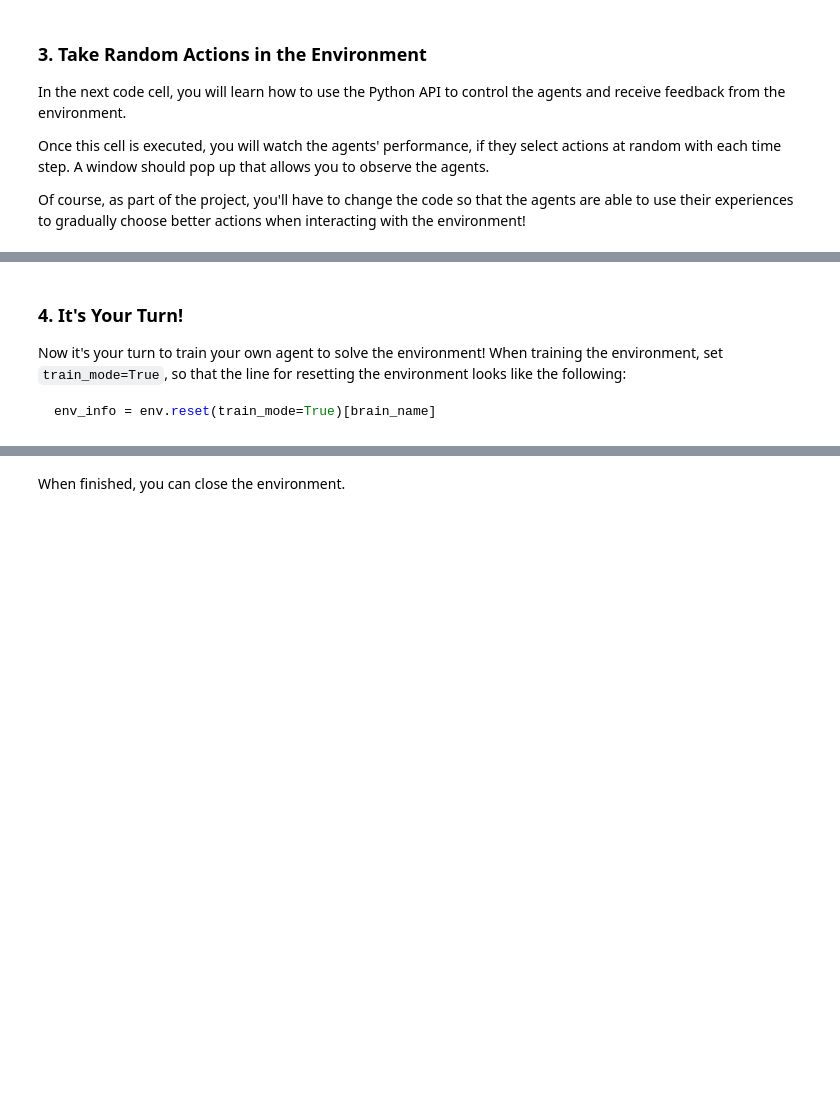
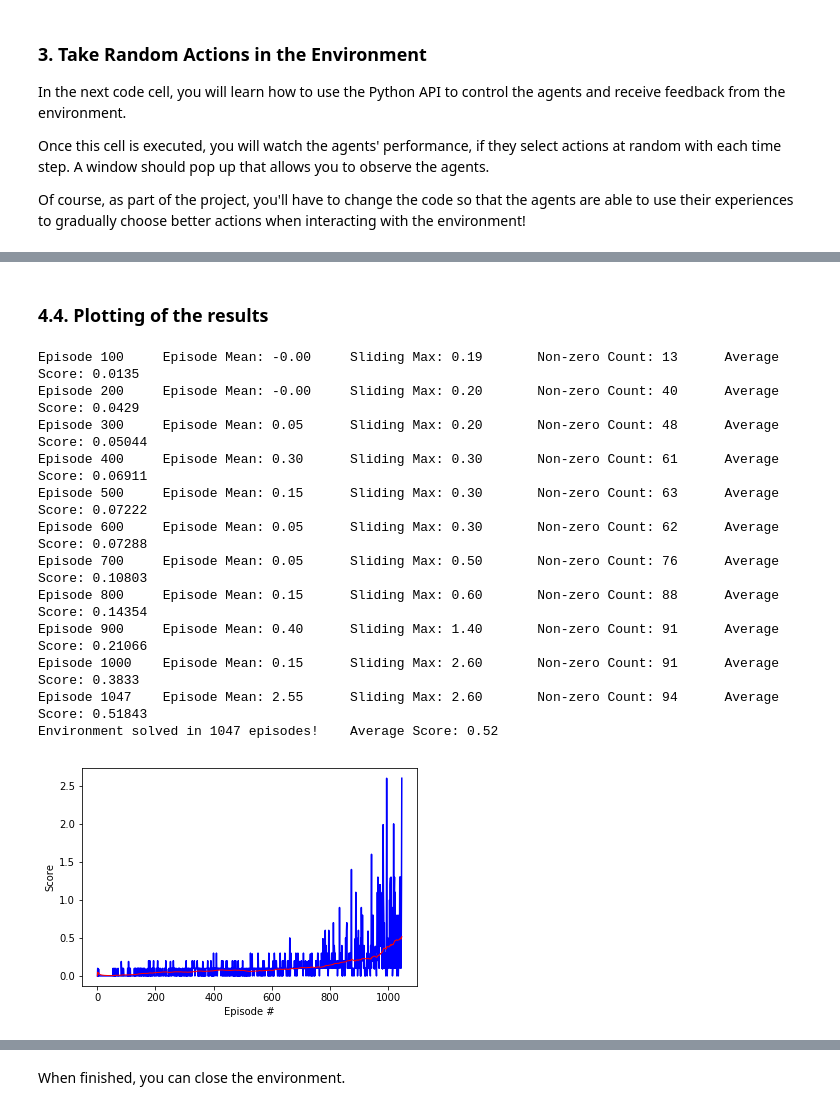
Before and after one commit to nvjustdev/DRL-CollaborateCompete, a Jupyter notebook: Tennis.ipynb, the cells around one changed output, grey strips where cells are left out. Drawn from its saved outputs; the diff is of its cells as text; code cells hidden in the pictures; blank space fills up the shorter version.

````diff
--- a/Tennis.ipynb
+++ b/Tennis.ipynb
@@ -139,0 +156,11 @@ agents = Agent(num_agents=num_agents, state_size=state_size, action_size=action_
+# %%
+from ddpg_agent_updated_v2 import Agent
+import datetime as dt
+import matplotlib.pyplot as plt
+import matplotlib.animation as animation
+
+# After each episode, we add up the rewards that each agent received (without discounting), to get a score for each agent. This yields 2 (potentially different) scores. We then take the maximum of these 2 scores.
+# This yields a single score for each episode.
+
+# The above note in the project instructions notes that we are not discounting the rewards. However for my first attempt I am discounting the rewards (though very close to 1)
+agents = Agent(num_agents=num_agents, state_size=state_size, action_size=action_size, random_seed=1, gamma=0.99, tau=8e-2, lr_actor=2e-4, lr_critic=2e-3, weight_decay=0., mu=0., theta=0.12, sigma=0.2, learn_rate=10, time_update=10, batch_size=256, buffer_size=int(1e5))
@@ -245,7 +260,27 @@ Episode 794     Sliding Max: 0.10       Non-zero Count: 42      Average Score: 0
-# %% [markdown]
-### 4. It's Your Turn!
-
-Now it's your turn to train your own agent to solve the environment!  When training the environment, set `train_mode=True`, so that the line for resetting the environment looks like the following:
-```python
-env_info = env.reset(train_mode=True)[brain_name]
-```
+# %% [markdown]
+### 4.4. Plotting of the results
+# %%
+scores, mean_scores = ddpg(print_every=100)
+
+fig = plt.figure()
+ax = fig.add_subplot(111)
+plt.plot(np.arange(1, len(scores)+1), scores,'b',label='Episode Scores')
+plt.plot(np.arange(1, len(scores)+1), mean_scores,'r',\
+         linewidth=1,label='Avg. score')
+plt.ylabel('Score')
+plt.xlabel('Episode #')
+plt.show()
+# %% [output]
+Episode 100     Episode Mean: -0.00     Sliding Max: 0.19       Non-zero Count: 13      Average Score: 0.0135
+Episode 200     Episode Mean: -0.00     Sliding Max: 0.20       Non-zero Count: 40      Average Score: 0.0429
+Episode 300     Episode Mean: 0.05      Sliding Max: 0.20       Non-zero Count: 48      Average Score: 0.05044
+Episode 400     Episode Mean: 0.30      Sliding Max: 0.30       Non-zero Count: 61      Average Score: 0.06911
+Episode 500     Episode Mean: 0.15      Sliding Max: 0.30       Non-zero Count: 63      Average Score: 0.07222
+Episode 600     Episode Mean: 0.05      Sliding Max: 0.30       Non-zero Count: 62      Average Score: 0.07288
+Episode 700     Episode Mean: 0.05      Sliding Max: 0.50       Non-zero Count: 76      Average Score: 0.10803
+Episode 800     Episode Mean: 0.15      Sliding Max: 0.60       Non-zero Count: 88      Average Score: 0.14354
+Episode 900     Episode Mean: 0.40      Sliding Max: 1.40       Non-zero Count: 91      Average Score: 0.21066
+Episode 1000    Episode Mean: 0.15      Sliding Max: 2.60       Non-zero Count: 91      Average Score: 0.3833
+Episode 1047    Episode Mean: 2.55      Sliding Max: 2.60       Non-zero Count: 94      Average Score: 0.51843
+Environment solved in 1047 episodes!    Average Score: 0.52
+[figure, added]
````
Also changed, not shown: parts of 9 cells of this notebook, 3 other files.
